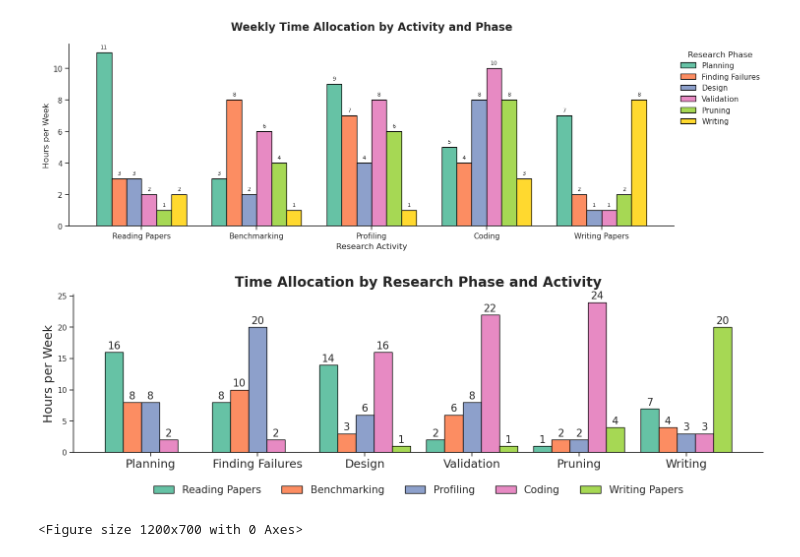
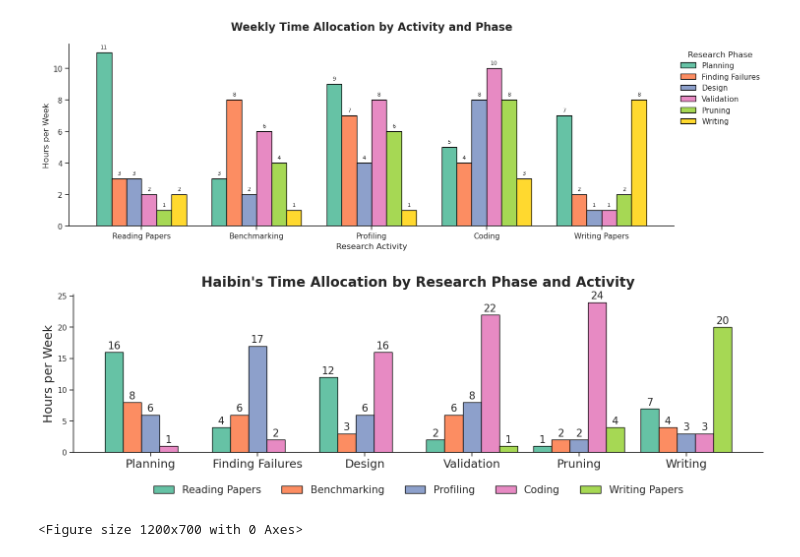
Before and after one commit to HaibinLai/HaibinLai.github.io, a Jupyter notebook: haibin.ipynb, the cells around one changed output. Drawn from its saved outputs; the diff is of its cells as text; code cells hidden in the pictures.

```diff
--- a/haibin.ipynb
+++ b/haibin.ipynb
@@ -364,16 +364,18 @@ import pandas as pd
 import numpy as np
 
 # 设置配色和样式
-colors = sns.color_palette()  # 默认使用 Set2，6种颜色
+
 sns.set(style='white', palette="Set2", color_codes=False)
 sns.set_style("ticks")
+
+colors = sns.color_palette()  # 默认使用 Set2，6种颜色
 
 # 原始数据
 data = {
     'Activity': ['Reading Papers', 'Benchmarking', 'Profiling', 'Coding', 'Writing Papers'],
-    'Planning': [16, 8, 8, 2, 0],
-    'Finding Failures': [8, 10, 20, 2, 0],
-    'Design': [14, 3, 6, 16, 1],
+    'Planning': [16, 8, 6, 1, 0],
+    'Finding Failures': [4, 6, 17, 2, 0],
+    'Design': [12, 3, 6, 16, 0],
     'Validation': [2, 6, 8, 22, 1],
     'Pruning': [1, 2, 2, 24, 4],
     'Writing': [7, 4, 3, 3, 20]
@@ -412,35 +414,35 @@ for i, activity in enumerate(activities):
     values = subset['Hours'].values
     for j, val in enumerate(values):
         if val > 0:
             ax.text(index[j] + i * bar_width, val + 0.2, f'{val}', ha='center', va='bottom', fontsize=15)
 
 # log y
 # ax.set_yscale('log')
 
 # 标题和图例
-plt.title('Time Allocation by Research Phase and Activity', fontsize=20, pad=12, fontweight='bold')
+plt.title('Haibin\'s Time Allocation by Research Phase and Activity', fontsize=20, pad=12, fontweight='bold')
 # plt.xlabel('Research Phase', fontsize=18)
 plt.ylabel('Hours per Week', fontsize=18)
 plt.legend(
     # title='Research Activity',
     loc='upper center',
     bbox_to_anchor=(0.5, -0.15),  # 横向居中，纵向下移
     ncol=5,                       # 可根据活动数量调整列数
     frameon=False,
     fontsize=15,
     title_fontsize=12
 )
 
 
 plt.tight_layout()
 sns.despine()
 # save as png
 
 plt.savefig('research_hours_allocation.png', dpi=300, bbox_inches='tight')
 
 plt.show()
 # %% [output]
-[figure, old version]
+[figure, new version]
 # %%
 # 重新准备数据
 df_stacked = pd.DataFrame(data).set_index('Phase')
```
Also changed, not shown: parts of 4 cells of this notebook, 6 other files.
